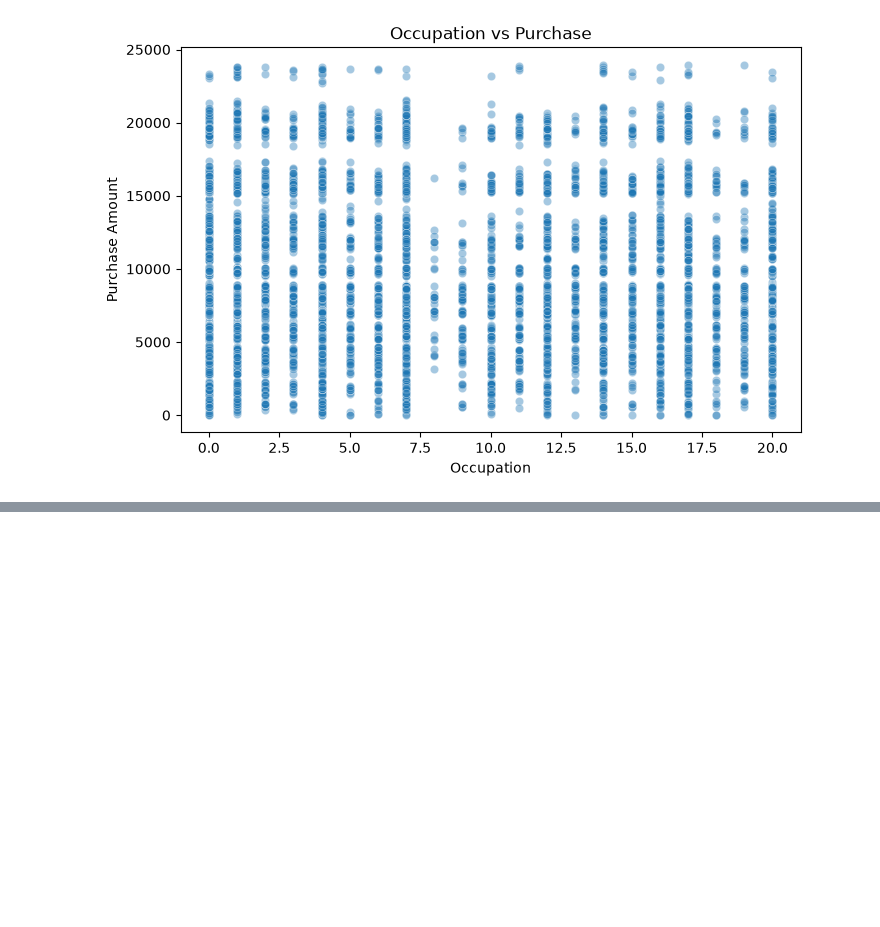
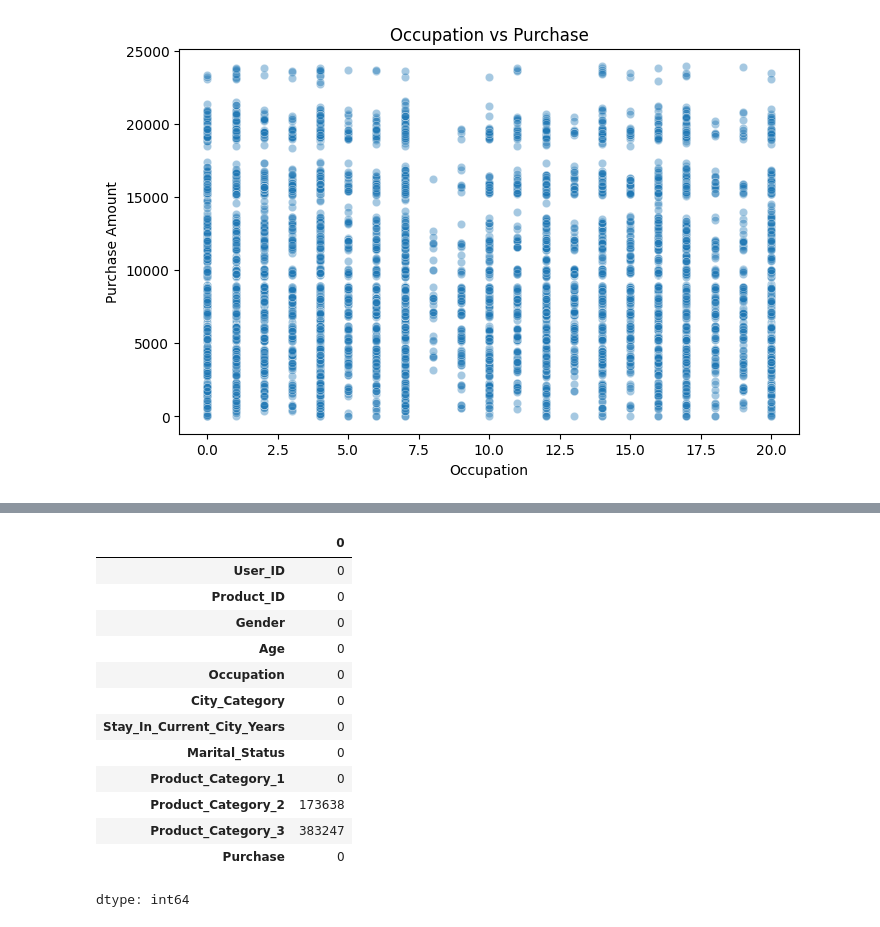
Before and after one commit to snehitha-araveti/ML-Capstone-Project-2026, a Jupyter notebook: notebooks/regression.ipynb, the cells around one changed output, grey strips where cells are left out. Cells and saved outputs as stored; diff of their text form; code cells hidden in the pictures; blank space fills up the shorter version.

```diff
--- a/notebooks/regression.ipynb
+++ b/notebooks/regression.ipynb
@@ -213,0 +236,17 @@ plt.show()
+# %%
+df.isnull().sum()
+# %% [output]
+|  | 0 |
+| User_ID | 0 |
+| Product_ID | 0 |
+| Gender | 0 |
+| Age | 0 |
+| Occupation | 0 |
+| City_Category | 0 |
+| Stay_In_Current_City_Years | 0 |
+| Marital_Status | 0 |
+| Product_Category_1 | 0 |
+| Product_Category_2 | 173638 |
+| Product_Category_3 | 383247 |
+| Purchase | 0 |
+dtype: int64
```
Also changed, not shown: parts of 30 cells of this notebook.
